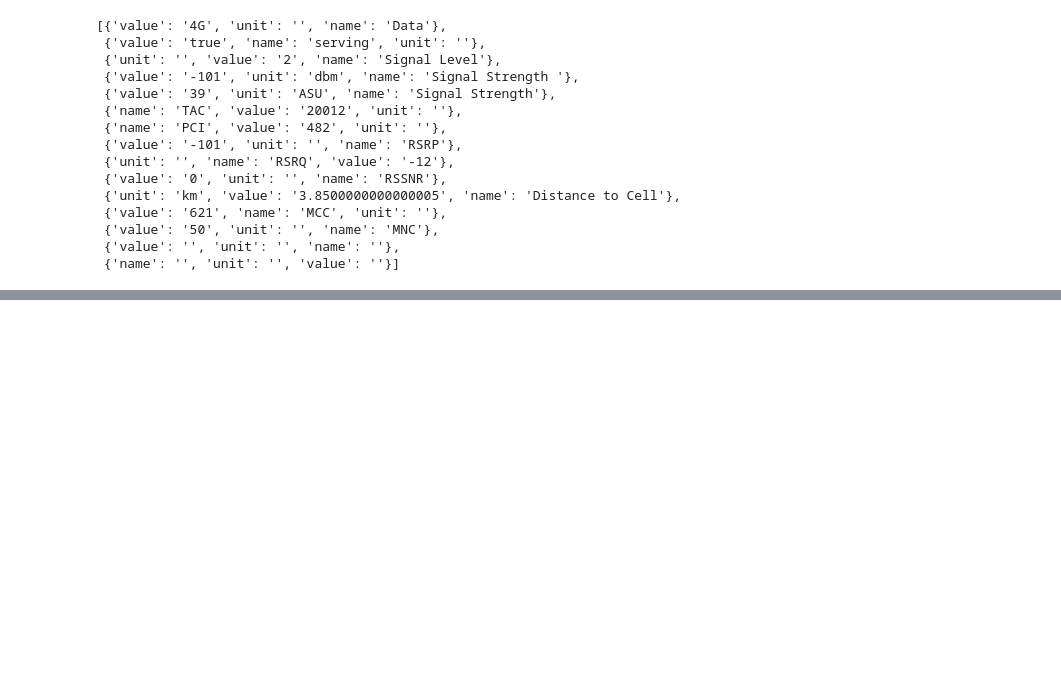
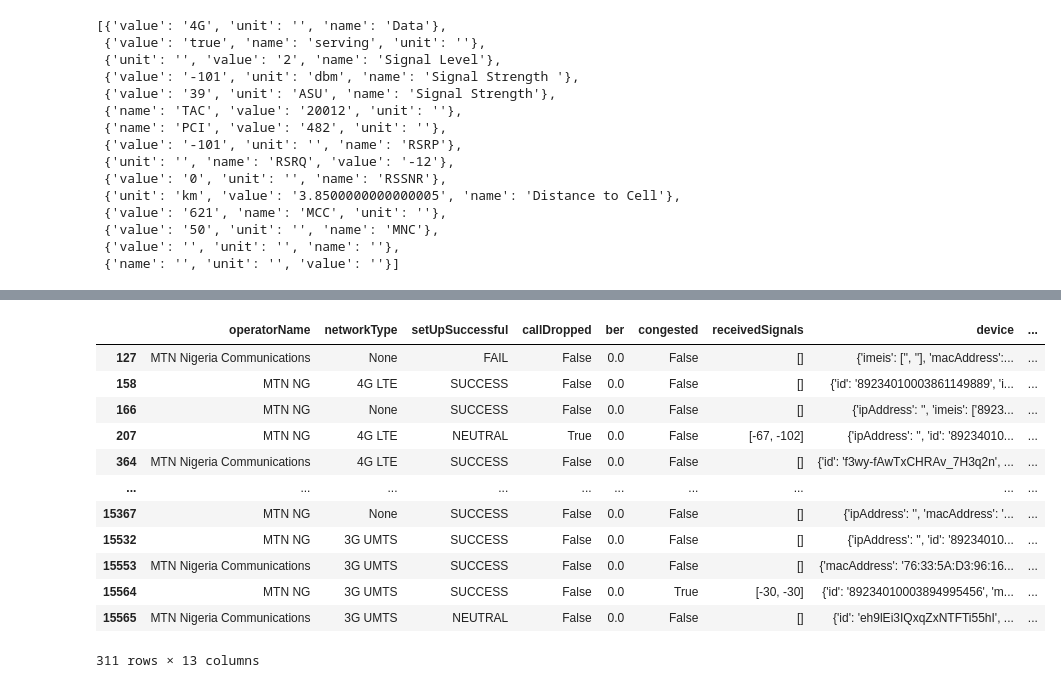
Before and after one commit to flex-akin/Project_ML, a Jupyter notebook: project_work.ipynb, the cells around one changed output, grey strips where cells are left out. Cells and saved outputs as stored; diff of their text form; code cells hidden in the pictures; blank space fills up the shorter version.

```diff
--- a/project_work.ipynb
+++ b/project_work.ipynb
@@ -285,0 +511,20 @@ check(col)
+# %%
+mtn = a_df[(a_df['operatorName'] == 'MTN NG') | (a_df['operatorName'] == 'MTN Nigeria Communications') | (a_df['operatorName'] == 'MTN - NG')]
+airtel = a_df[(a_df['operatorName'] == 'Airtel') | (a_df['operatorName'] == 'Airtel NG')]
+etisalat = a_df[(a_df['operatorName'] == '9mobile')]
+# %%
+mtn
+# %% [output]
+|  | operatorName | networkType | setUpSuccessful | callDropped | ber | congested | receivedSignals | device | ... |
+| 127 | MTN Nigeria Communications | None | FAIL | False | 0.0 | False | [] | {'imeis': ['', ''], 'macAddress':... | ... |
+| 158 | MTN NG | 4G LTE | SUCCESS | False | 0.0 | False | [] | {'id': '89234010003861149889', 'i... | ... |
+| 166 | MTN NG | None | SUCCESS | False | 0.0 | False | [] | {'ipAddress': '', 'imeis': ['8923... | ... |
+| 207 | MTN NG | 4G LTE | NEUTRAL | True | 0.0 | False | [-67, -102] | {'ipAddress': '', 'id': '89234010... | ... |
+| 364 | MTN Nigeria Communications | 4G LTE | SUCCESS | False | 0.0 | False | [] | {'id': 'f3wy-fAwTxCHRAv_7H3q2n', ... | ... |
+| ... | ... | ... | ... | ... | ... | ... | ... | ... | ... |
+| 15367 | MTN NG | None | SUCCESS | False | 0.0 | False | [] | {'ipAddress': '', 'macAddress': '... | ... |
+| 15532 | MTN NG | 3G UMTS | SUCCESS | False | 0.0 | False | [] | {'ipAddress': '', 'id': '89234010... | ... |
+| 15553 | MTN Nigeria Communications | 3G UMTS | SUCCESS | False | 0.0 | False | [] | {'macAddress': '76:33:5A:D3:96:16... | ... |
+| 15564 | MTN NG | 3G UMTS | SUCCESS | False | 0.0 | True | [-30, -30] | {'id': '89234010003894995456', 'm... | ... |
+| 15565 | MTN Nigeria Communications | 3G UMTS | NEUTRAL | False | 0.0 | False | [] | {'id': 'eh9lEi3IQxqZxNTFTi55hI', ... | ... |
+311 rows × 13 columns
```
Also changed, not shown: parts of 40 cells of this notebook.
